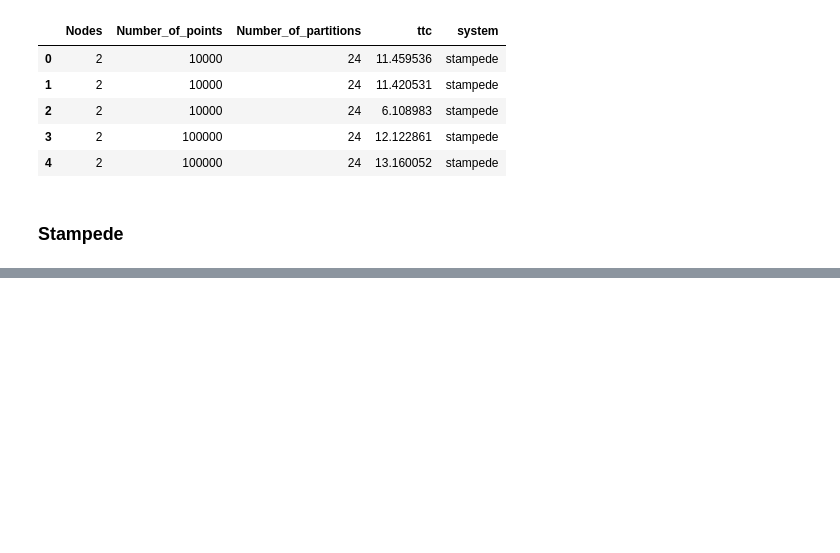
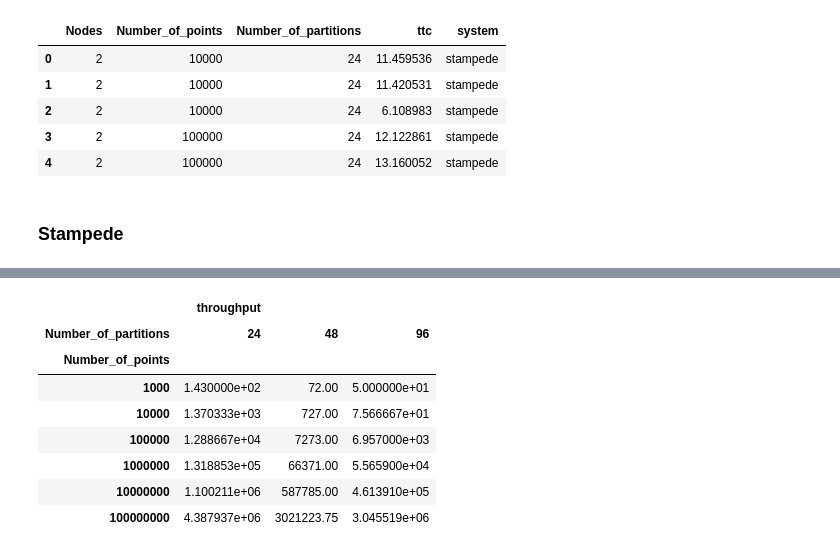
Before and after one commit to radical-experiments/midas_exps, a Jupyter notebook: streaming/kafka_producer_throughput/Plot Kafka Producer Results.ipynb, the cells around one changed output, grey strips where cells are left out. Saved outputs shown, nothing was run; the diff lists cells and outputs as text; code cells hidden in the pictures; blank space fills up the shorter version.

```diff
--- a/streaming/kafka_producer_throughput/Plot Kafka Producer Results.ipynb
+++ b/streaming/kafka_producer_throughput/Plot Kafka Producer Results.ipynb
@@ -54,0 +73,18 @@ plt.show()
+# %%
+stampede_data = data[(data.system == 'stampede')]
+stampede_data = data[(data.Nodes==1)]
+cols = ['Number_of_points','Number_of_partitions','throughput']
+stampede_data =  stampede_data[cols]
+plot_data = stampede_data.groupby(['Number_of_points','Number_of_partitions']).mean()
+plot_std = stampede_data.groupby(['Number_of_points','Number_of_partitions']).std()
+plot_data.unstack()
+# %% [output]
+|  | throughput |  |  |
+| Number_of_partitions | 24 | 48 | 96 |
+| Number_of_points |  |  |  |
+| 1000 | 1.430000e+02 | 72.00 | 5.000000e+01 |
+| 10000 | 1.370333e+03 | 727.00 | 7.566667e+01 |
+| 100000 | 1.288667e+04 | 7273.00 | 6.957000e+03 |
+| 1000000 | 1.318853e+05 | 66371.00 | 5.565900e+04 |
+| 10000000 | 1.100211e+06 | 587785.00 | 4.613910e+05 |
+| 100000000 | 4.387937e+06 | 3021223.75 | 3.045519e+06 |
```
Also changed, not shown: parts of 7 cells of this notebook.
